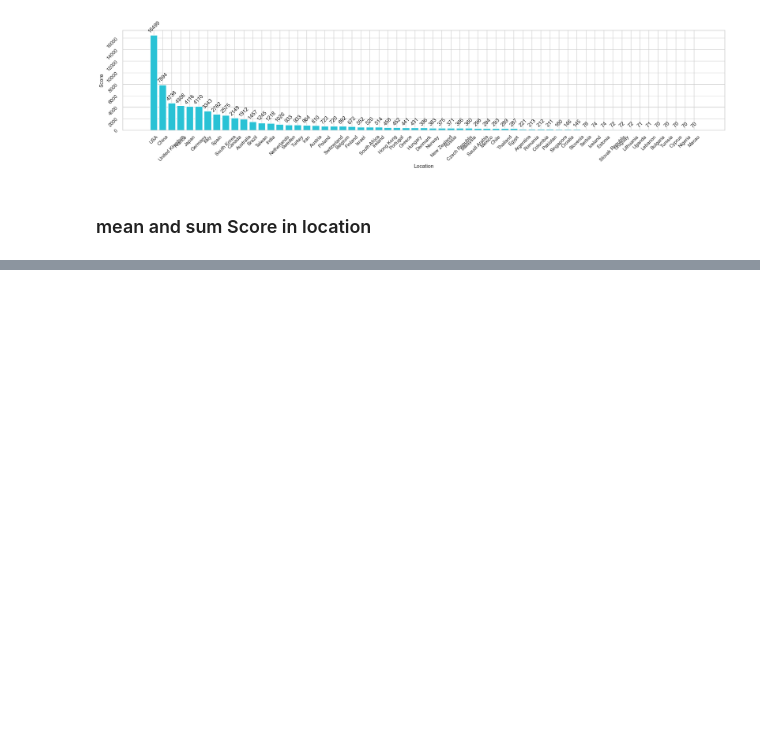
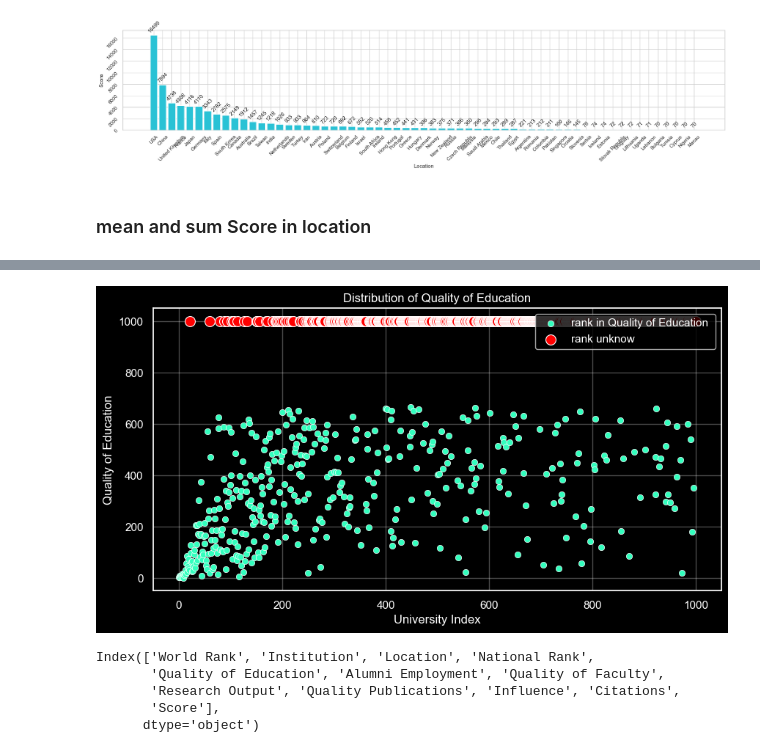
Before and after one commit to ehsanmohamadi132/test1, a Jupyter notebook: ehsanmohamadi-#5-S3E13.ipynb, the cells around one changed output, grey strips where cells are left out. Saved outputs shown, nothing was run; the diff lists cells and outputs as text; code cells hidden in the pictures; blank space fills up the shorter version.

```diff
--- a/ehsanmohamadi-#5-S3E13.ipynb
+++ b/ehsanmohamadi-#5-S3E13.ipynb
@@ -612,0 +625,40 @@ plt.show()
+# %%
+plt.style.use('dark_background')
+
+plt.figure(figsize=(10,5))
+normal = df[df['Quality of Education'] <= 1000]
+highlight = df[df['Quality of Education'] > 1000]
+
+
+sns.scatterplot(
+    x=normal.index,
+    y=normal['Quality of Education'],
+    color='#33ffbe',
+    label='rank in Quality of Education '
+)
+
+
+sns.scatterplot(
+    x=highlight.index,
+    y=highlight['Quality of Education'],
+    color='red',
+    s=100,
+    label='rank unknow'
+)
+
+plt.title("Distribution of Quality of Education")
+plt.xlabel("University Index")
+plt.ylabel("Quality of Education")
+plt.legend(loc='upper right')
+plt.grid(True, alpha=0.3)
+plt.show()
+# %% [output]
+[figure, added]
+# %%
+df.columns
+# %% [output]
+Index(['World Rank', 'Institution', 'Location', 'National Rank',
+       'Quality of Education', 'Alumni Employment', 'Quality of Faculty',
+       'Research Output', 'Quality Publications', 'Influence', 'Citations',
+       'Score'],
+      dtype='object')
```
Also changed, not shown: parts of 13 cells of this notebook, 4 other files.
